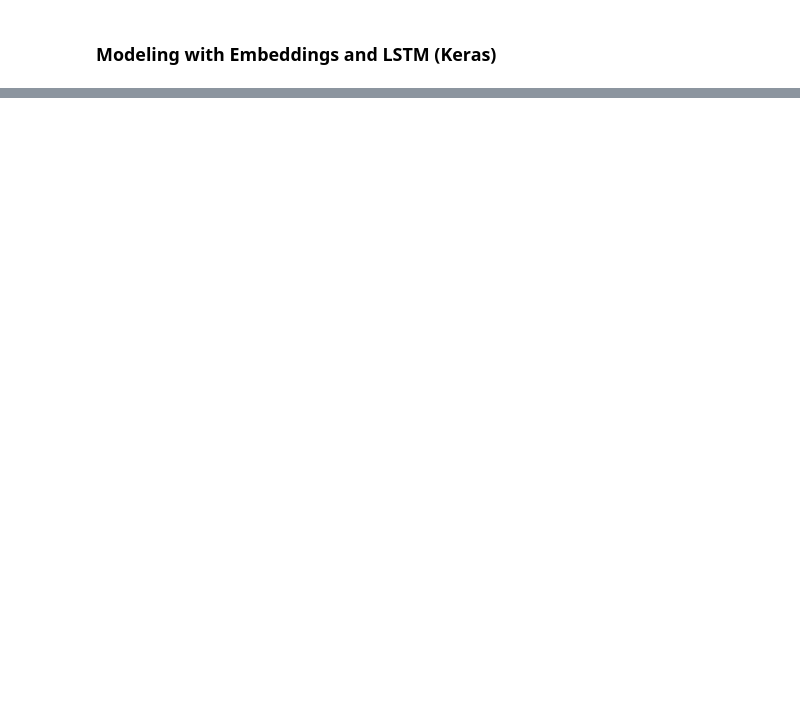
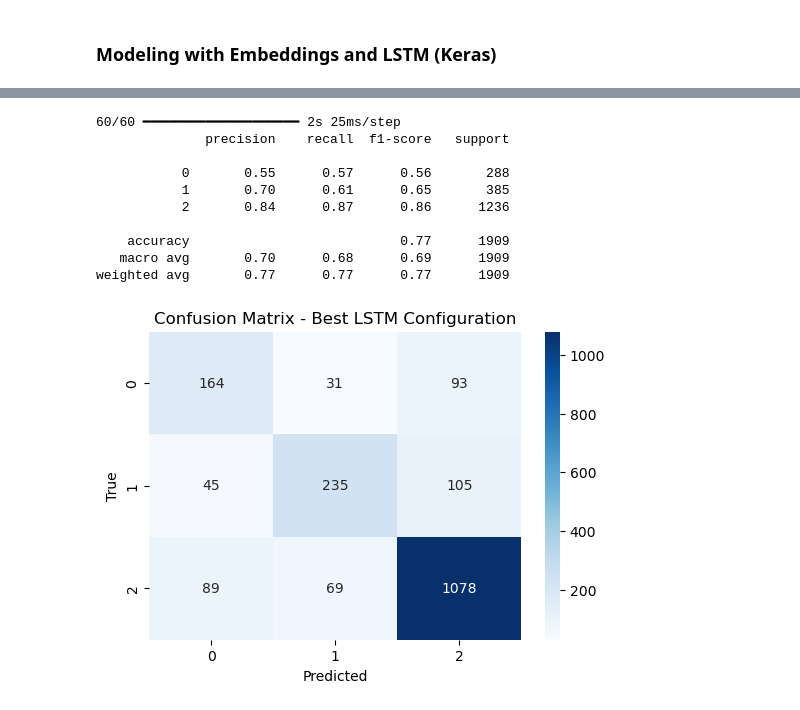
Before and after one commit to rmiranda37/text_mining_2025, a Jupyter notebook: Rafael/tm_project_rb.ipynb, the cells around one changed output, grey strips where cells are left out. Cells and saved outputs as stored; diff of their text form; code cells hidden in the pictures; blank space fills up the shorter version.

```diff
--- a/Rafael/tm_project_rb.ipynb
+++ b/Rafael/tm_project_rb.ipynb
@@ -724,0 +859,28 @@ weighted avg       0.79      0.75      0.76      1909
+# %%
+
+# Modelo com melhor configuração
+best_model = Sequential()
+best_model.add(Embedding(input_dim=max_vocab_size, output_dim=embedding_dim))
+best_model.add(Bidirectional(LSTM(64, return_sequences=False)))
+best_model.add(BatchNormalization())
+best_model.add(Dropout(0.5))
+best_model.add(Dense(128, activation='relu', kernel_regularizer=l2(0.001)))
+best_model.add(Dropout(0.3))
+best_model.add(Dense(3, activation='softmax'))  # 3 classes
+
+best_model.compile(
+    optimizer='adam',
+    loss='sparse_categorical_crossentropy',
+    metrics=['accuracy']
+)
+
+# Treino
+history = best_model.fit(
+    X_train, y_train,
+    epochs=10,
+    batch_size=32,
+    validation_data=(X_test, y_test),
+    callbacks=[early_stop, checkpoint],
+    class_weight=class_weights,
+    verbose=1
+)
@@ -724,0 +900,28 @@ weighted avg       0.79      0.75      0.76      1909
+# %%
+# Previsões
+y_pred_probs = best_model.predict(X_test)
+y_pred = np.argmax(y_pred_probs, axis=1)
+
+# Relatório de classificação
+print(classification_report(y_test, y_pred))
+
+# Matriz de confusão
+cm = confusion_matrix(y_test, y_pred)
+plt.figure(figsize=(6,4))
+sns.heatmap(cm, annot=True, fmt='d', cmap='Blues')
+plt.xlabel('Predicted')
+plt.ylabel('True')
+plt.title('Confusion Matrix - Best LSTM Configuration')
+plt.show()
+# %% [output]
+60/60 ━━━━━━━━━━━━━━━━━━━━ 2s 25ms/step
+              precision    recall  f1-score   support
+
+           0       0.55      0.57      0.56       288
+           1       0.70      0.61      0.65       385
+           2       0.84      0.87      0.86      1236
+
+    accuracy                           0.77      1909
+   macro avg       0.70      0.68      0.69      1909
+weighted avg       0.77      0.77      0.77      1909
+[figure, added]
```
Also changed, not shown: parts of 21 cells of this notebook.
